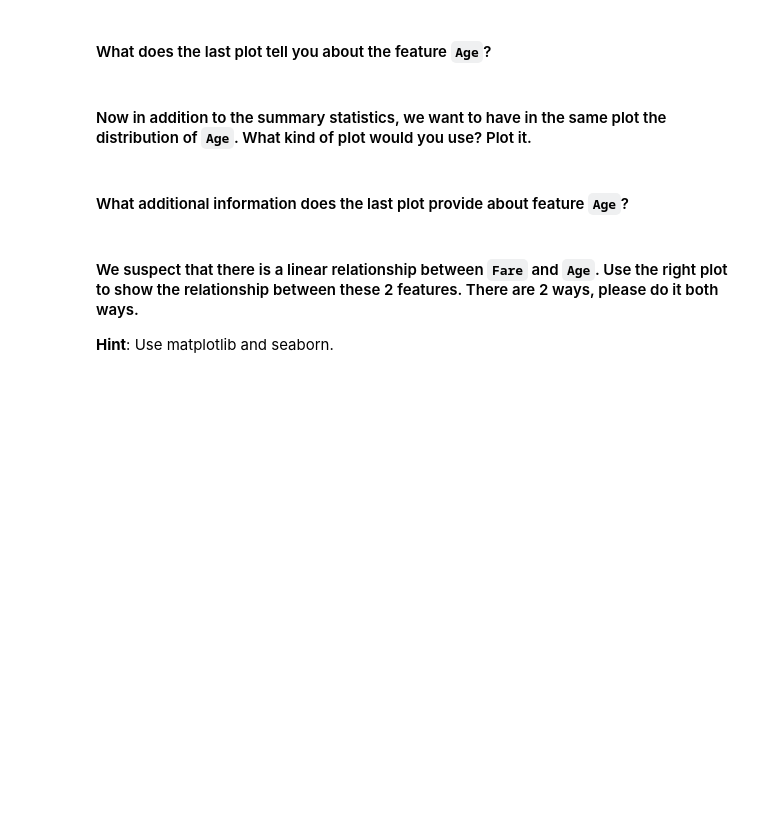
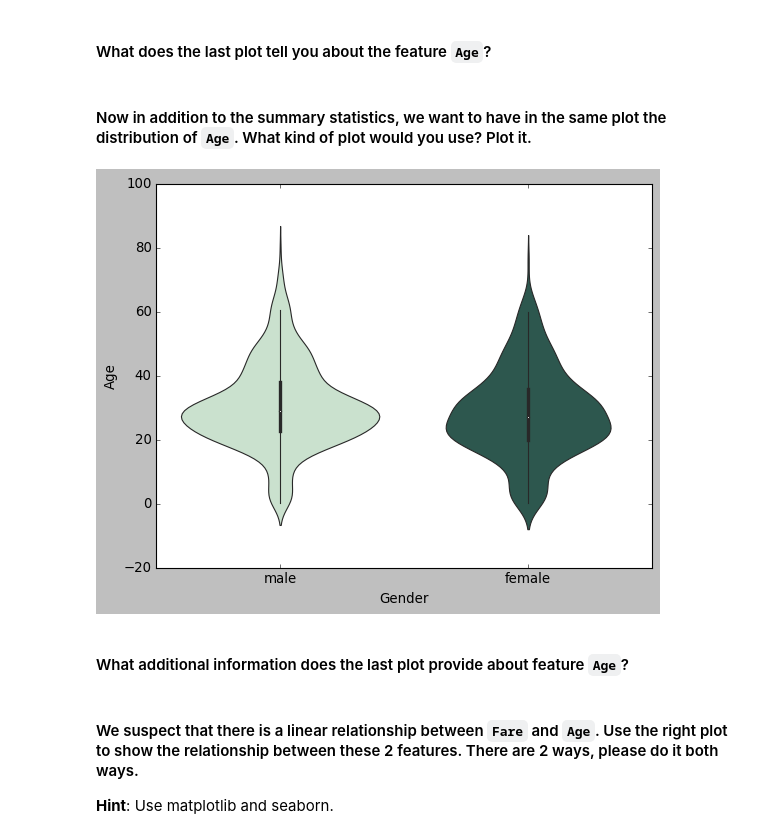
Before and after one commit to Adonis232/dataptmad0420, a Jupyter notebook: module-2/matplotlib-seaborn/your-code/main.ipynb, the cells around one changed output. Cells and saved outputs as stored; diff of their text form; code cells hidden in the pictures; blank space fills up the shorter version.

```diff
--- a/module-2/matplotlib-seaborn/your-code/main.ipynb
+++ b/module-2/matplotlib-seaborn/your-code/main.ipynb
@@ -378,2 +393,7 @@ your comments here
+# %%
+# your code here
+bar_plot = sns.violinplot(x='Gender',y='Age',gridsize=100,palette="ch:2.5,-.2,dark=.3",data=titanic)
+# %% [output]
+[figure, added]
 # %% [markdown]
 #### What additional information does the last plot provide about feature `Age`?
```
Also changed, not shown: parts of 11 cells of this notebook.
